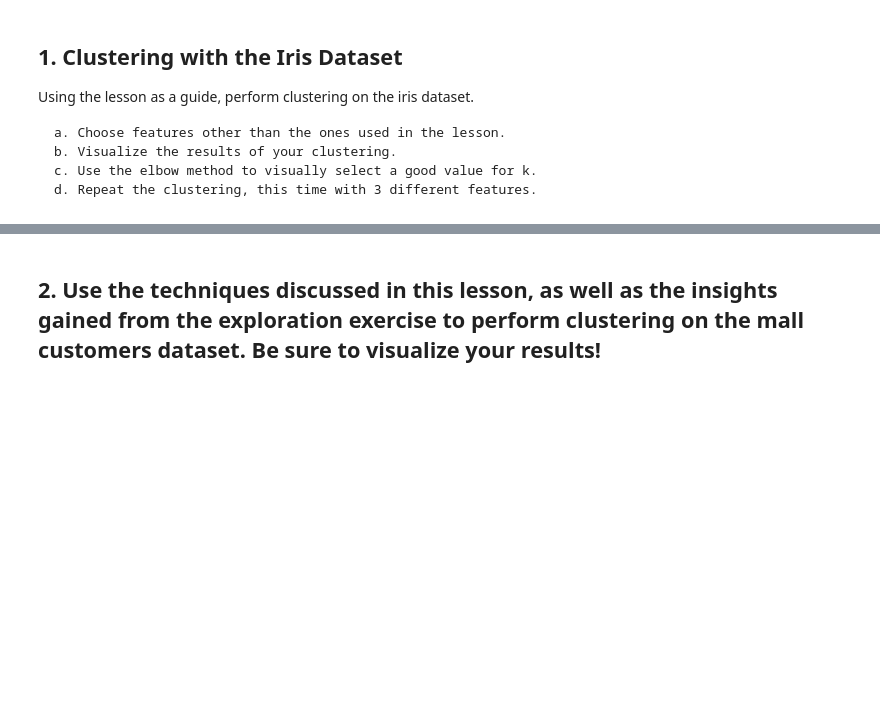
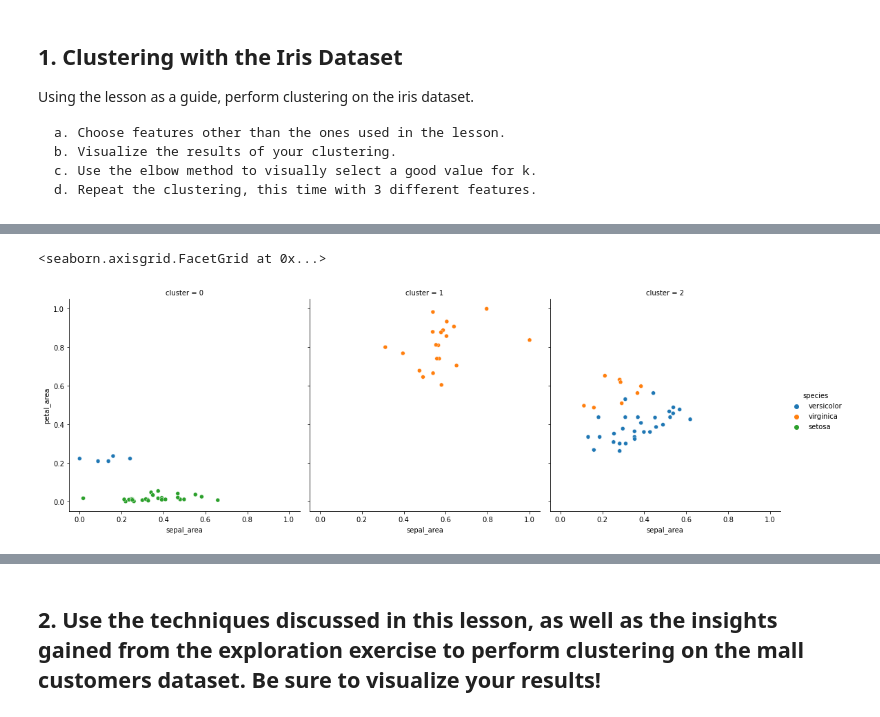
Before and after one commit to Jason-Tellez/clustering-exercises, a Jupyter notebook: modeling_exercises.ipynb, the cells around one changed output, grey strips where cells are left out. Drawn from its saved outputs; the diff is of its cells as text; code cells hidden in the pictures; blank space fills up the shorter version.

```diff
--- a/modeling_exercises.ipynb
+++ b/modeling_exercises.ipynb
@@ -14 +39,7 @@ df=sns.load_dataset("iris")
+# %%
+# Lets create more columns for variety
+df['sepal_area'] = df.sepal_length * df.sepal_width
+df['petal_area'] = df.petal_length * df.petal_width
+df['sepal_lxw_ratio'] = df.sepal_length / df.sepal_width
+df['petal_lxw_ratio'] = df.petal_length / df.petal_width
 # %%
@@ -24,0 +54,3 @@ df.head()
+# %%
+train_and_validate, test = train_test_split(df, train_size=0.8, random_state=123)
+train, validate = train_test_split(train_and_validate, train_size=0.75, random_state=123)
@@ -24,0 +61,15 @@ df.head()
+# %%
+# Scale the datasets
+scaler = MinMaxScaler()
+cols = train.drop(columns=["species"]).columns.tolist()
+
+# .copy() makes a proper copy
+# this is an alternative to wrapping the scaled numpy array in a pd.Dataframe()
+train_mm = train.copy()
+validate_mm = validate.copy()
+test_mm = test.copy()
+
+# apply our scaler (fit only on train!)
+train_mm[cols] = scaler.fit_transform(train[cols])
+validate_mm[cols] = scaler.transform(validate[cols])
+test_mm[cols] = scaler.transform(test[cols])
@@ -24,0 +85,8 @@ df.head()
+# %%
+# Fit K-Means (just on train, again!)
+X = train_mm[["sepal_area", "petal_area"]]
+kmeans = KMeans(n_clusters=3)
+kmeans.fit(X)
+
+train_mm['cluster'] = kmeans.predict(X)
+train_mm.head()
@@ -24,0 +100,6 @@ df.head()
+# %%
+# visualize w/ hue="species" style="cluster"
+sns.relplot(x="sepal_area", y="petal_area", hue="species", col="cluster", data=train_mm)
+# %% [output]
+<seaborn.axisgrid.FacetGrid at 0x...>
+[figure, added]
```
Also changed, not shown: parts of 26 cells of this notebook.
